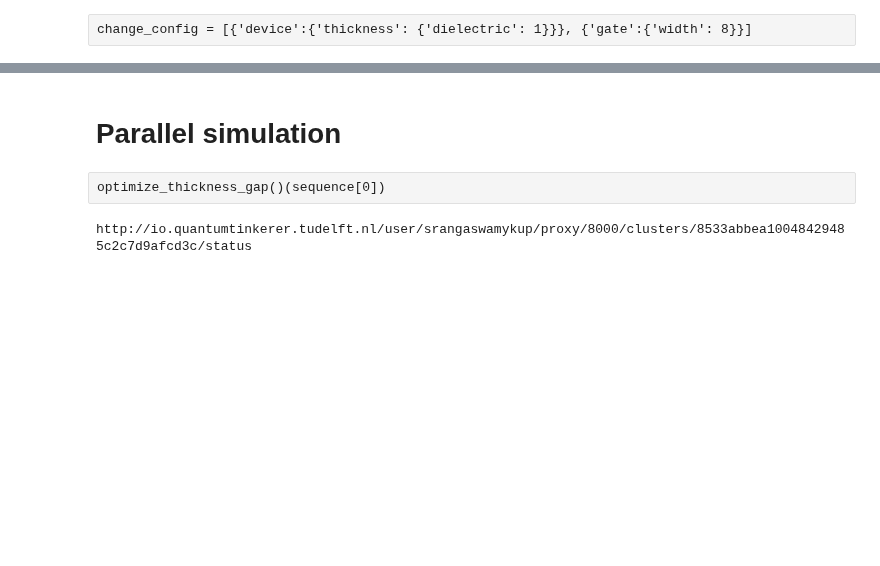
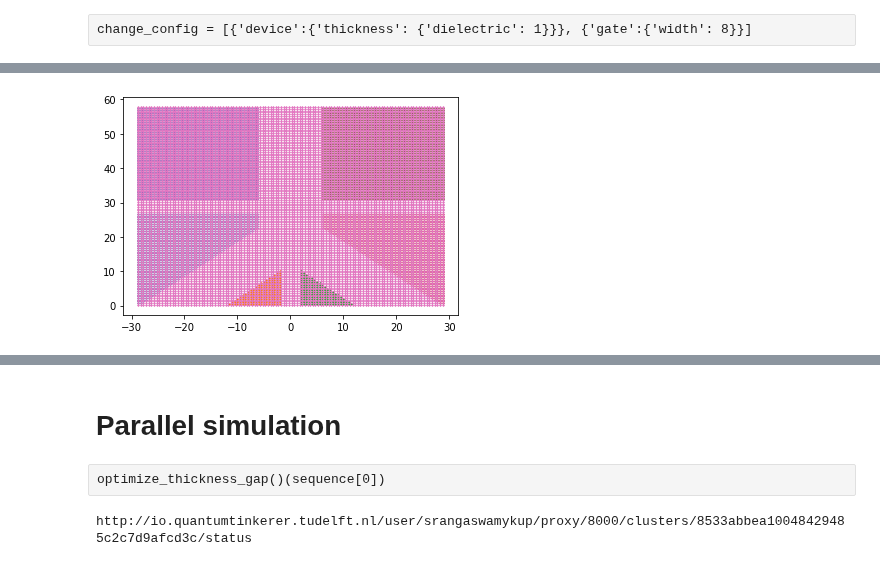
Before and after one commit to Satin21/Trijunction, a Jupyter notebook: analysis/Y.ipynb, the cells around one changed output, grey strips where cells are left out. Cells and saved outputs as stored; diff of their text form; code cells hidden in the pictures; blank space fills up the shorter version.

```diff
--- a/analysis/Y.ipynb
+++ b/analysis/Y.ipynb
@@ -98,0 +181,4 @@ sequence = np.array(list(product(dielectric_thickness, gate_separation)))
+# %%
+optimize.plot('GATES')
+# %% [output]
+[figure, added]
```
Also changed, not shown: parts of 24 cells of this notebook, 7 other files.
